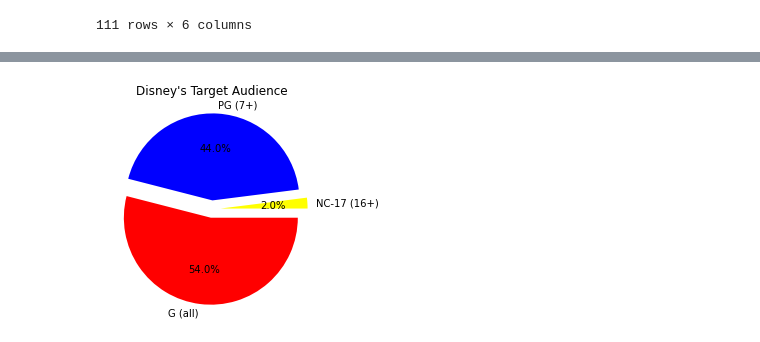
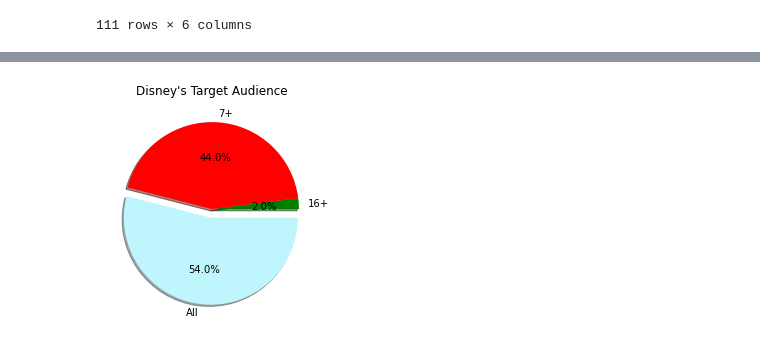
Before and after one commit to Tgreenhu/streaming-platform-analysis, a Jupyter notebook: Streaming Platforms/disney.ipynb, the cells around one changed output, grey strips where cells are left out. Cells and saved outputs as stored; diff of their text form; code cells hidden in the pictures.

```diff
--- a/Streaming Platforms/disney.ipynb
+++ b/Streaming Platforms/disney.ipynb
@@ -235,12 +223,15 @@ print(f"The correlation between both factors is {round(correlation[0],2)}")
 The correlation between both factors is 0.44
 # %%
 # Disney Target Audience pie chart
+
 disney_age_group = disney_df.groupby("Age")
 age_count = disney_age_group.count()
-explode = (0.1,0.1,0.1)
-labels = ['NC-17 (16+)','PG (7+)','G (all)']
 
-plt.pie(age_count['Title'],explode = explode, labels = labels, colors = ['yellow','blue','red','green','orange'],autopct="%1.1f%%");
+explode = (0,0,0.1)
+labels = ['16+','7+','All']
+colors = ['green','red','#BFF5FD','yellow']
+
+plt.pie(age_count['Title'],explode = explode, labels = labels, colors = colors,autopct="%1.1f%%", shadow=True);
 plt.title("Disney's Target Audience");
 # %% [output]
-[figure, old version]
+[figure, new version]
```
Also changed, not shown: parts of 21 cells of this notebook, 3 other files.
